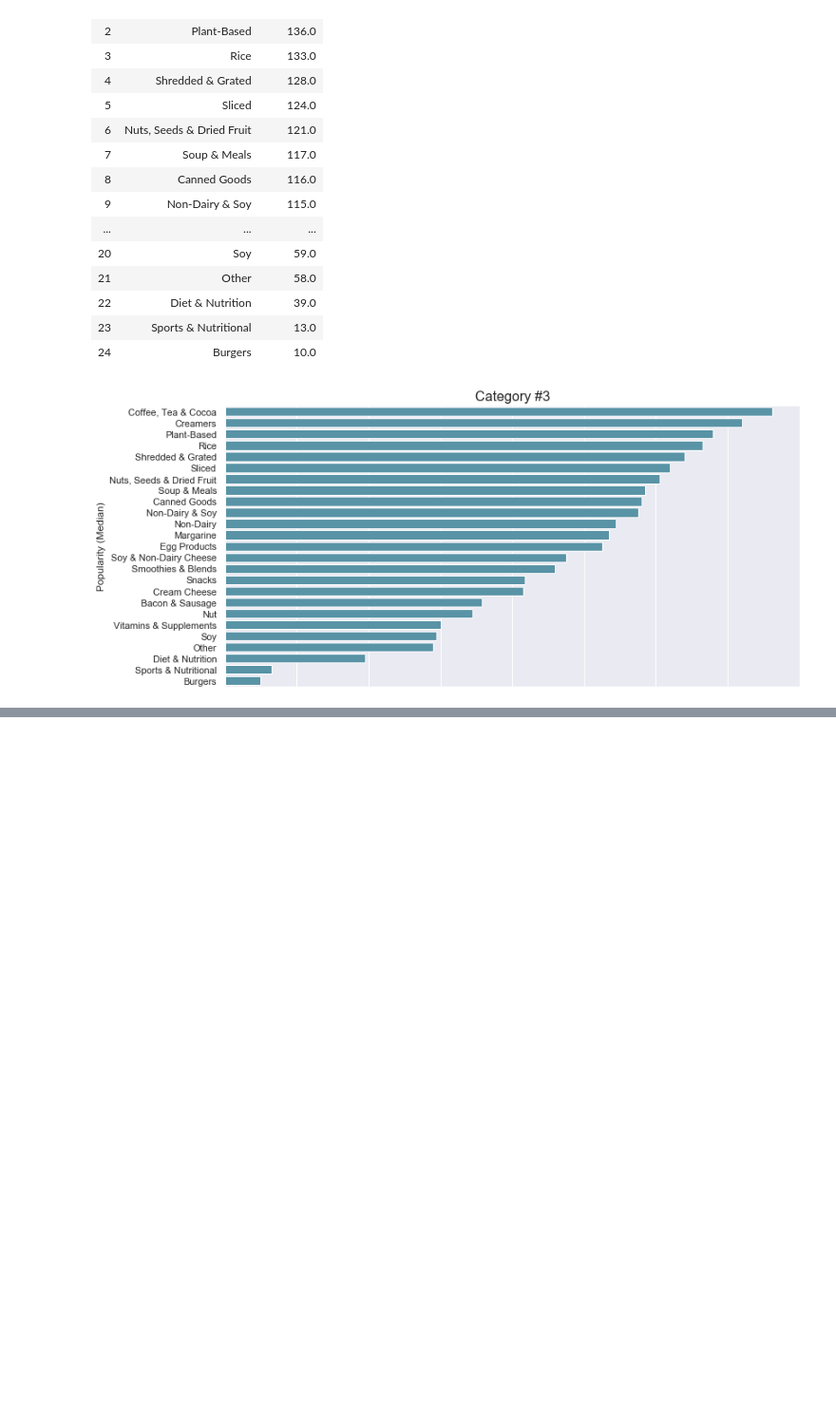
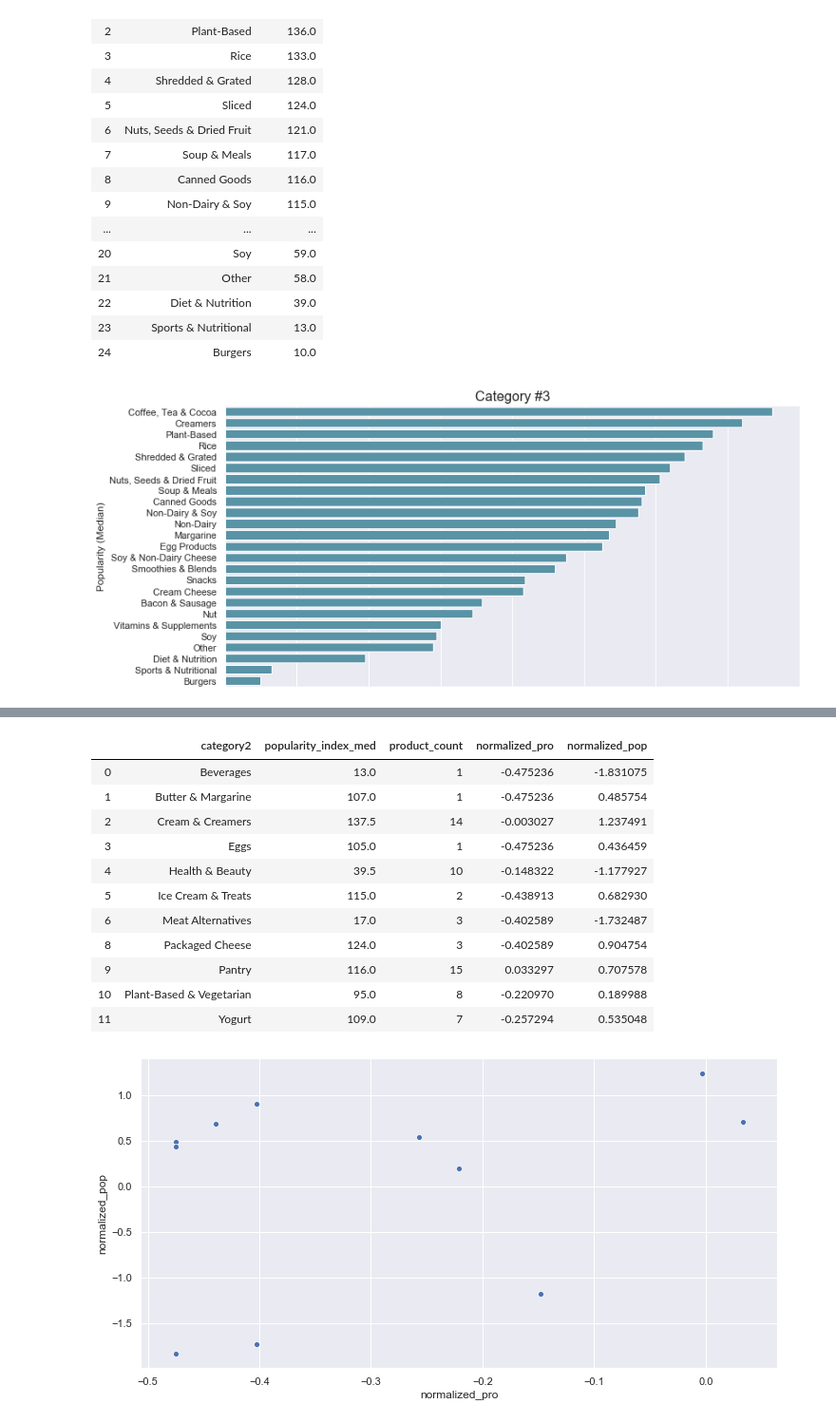
Before and after one commit to kisakiwata/webscraping, a Jupyter notebook: Data_Analysis_Freshdirect.ipynb, the cells around one changed output, grey strips where cells are left out. Shown at 95% size. Saved outputs shown, nothing was run; the diff lists cells and outputs as text; code cells hidden in the pictures; blank space fills up the shorter version.

```diff
--- a/Data_Analysis_Freshdirect.ipynb
+++ b/Data_Analysis_Freshdirect.ipynb
@@ -407,0 +451,24 @@ sns.despine(left=True, bottom=True)
+# %%
+##Took out the items of outliers (ones more than std 2)
+mer2 = mer.loc[(mer.normalized_pro - mer.normalized_pro.mean()).abs() / mer.normalized_pro.std() < 2]
+
+fig_dims = (12, 6)
+fig, ax = plt.subplots(figsize=fig_dims)
+
+ax = sns.scatterplot(x='normalized_pro', y='normalized_pop', data=mer2)
+
+mer2
+# %% [output]
+|  | category2 | popularity_index_med | product_count | normalized_pro | normalized_pop |
+| 0 | Beverages | 13.0 | 1 | -0.475236 | -1.831075 |
+| 1 | Butter & Margarine | 107.0 | 1 | -0.475236 | 0.485754 |
+| 2 | Cream & Creamers | 137.5 | 14 | -0.003027 | 1.237491 |
+| 3 | Eggs | 105.0 | 1 | -0.475236 | 0.436459 |
+| 4 | Health & Beauty | 39.5 | 10 | -0.148322 | -1.177927 |
+| 5 | Ice Cream & Treats | 115.0 | 2 | -0.438913 | 0.682930 |
+| 6 | Meat Alternatives | 17.0 | 3 | -0.402589 | -1.732487 |
+| 8 | Packaged Cheese | 124.0 | 3 | -0.402589 | 0.904754 |
+| 9 | Pantry | 116.0 | 15 | 0.033297 | 0.707578 |
+| 10 | Plant-Based & Vegetarian | 95.0 | 8 | -0.220970 | 0.189988 |
+| 11 | Yogurt | 109.0 | 7 | -0.257294 | 0.535048 |
+[figure, added]
```
Also changed, not shown: parts of 3 cells of this notebook.
